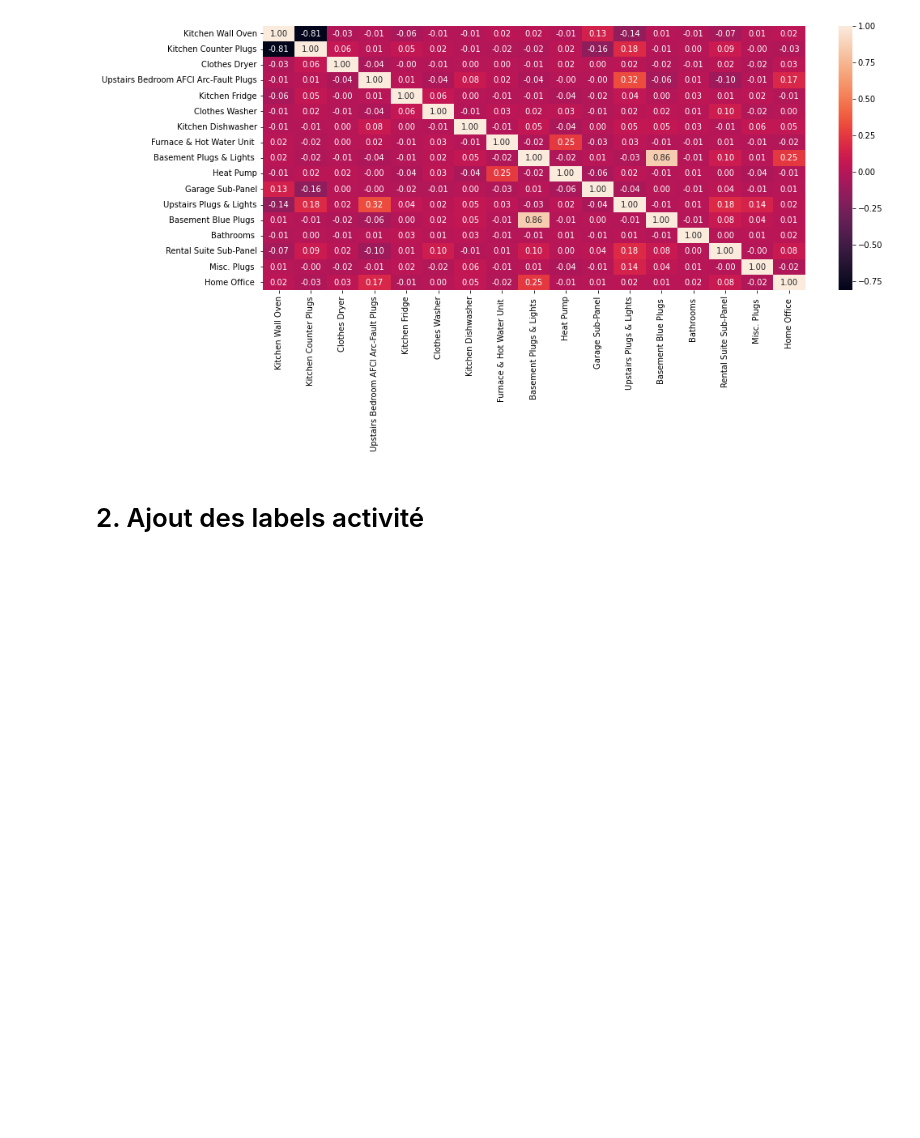
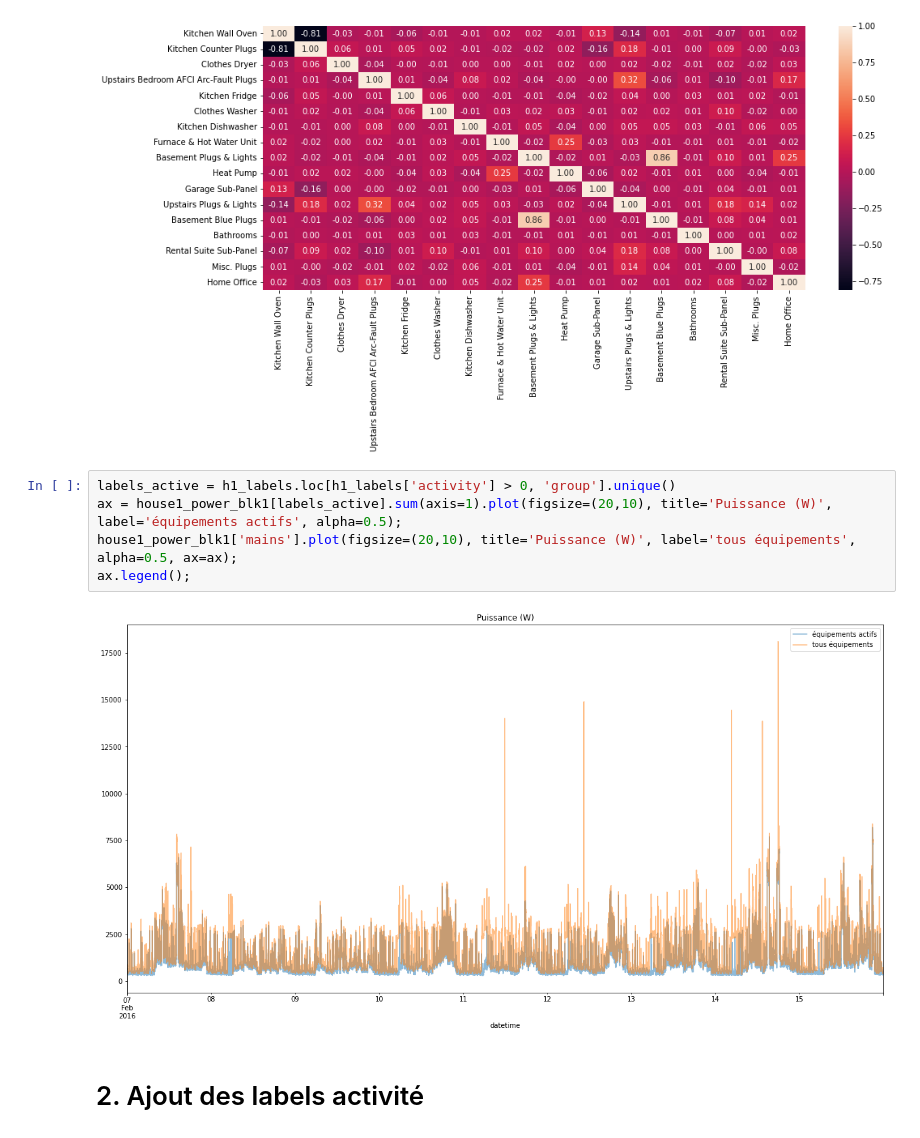
Before and after one commit to hugo-mi/Activity_Detection_From_Electrical_Consumption_Load_Curves, a Jupyter notebook: Exploratory Data Analysis/data_powers.ipynb, the cells around one changed output. Drawn from its saved outputs; the diff is of its cells as text; blank space fills up the shorter version.

```diff
--- a/Exploratory Data Analysis/data_powers.ipynb
+++ b/Exploratory Data Analysis/data_powers.ipynb
@@ -93,6 +97,13 @@ plt.figure(figsize=(15,6))
 sns.heatmap(house1_power_blk1[h1_labels['group'].unique()].corr(), annot=True, fmt='.2f');
 # %% [output]
 [figure]
+# %%
+labels_active = h1_labels.loc[h1_labels['activity'] > 0, 'group'].unique()
+ax = house1_power_blk1[labels_active].sum(axis=1).plot(figsize=(20,10), title='Puissance (W)', label='équipements actifs', alpha=0.5);
+house1_power_blk1['mains'].plot(figsize=(20,10), title='Puissance (W)', label='tous équipements', alpha=0.5, ax=ax);
+ax.legend();
+# %% [output]
+[figure, added]
 # %% [markdown]
 # 2. Ajout des labels activité
 # %% [markdown]
```
Also changed, not shown: parts of 12 cells of this notebook.
